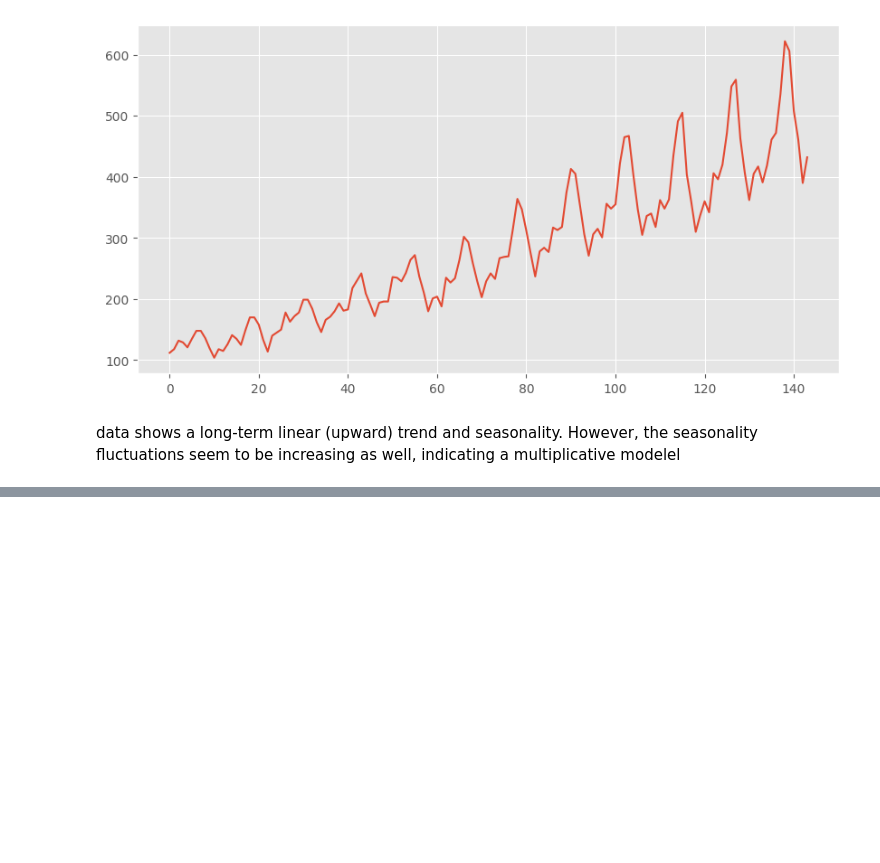
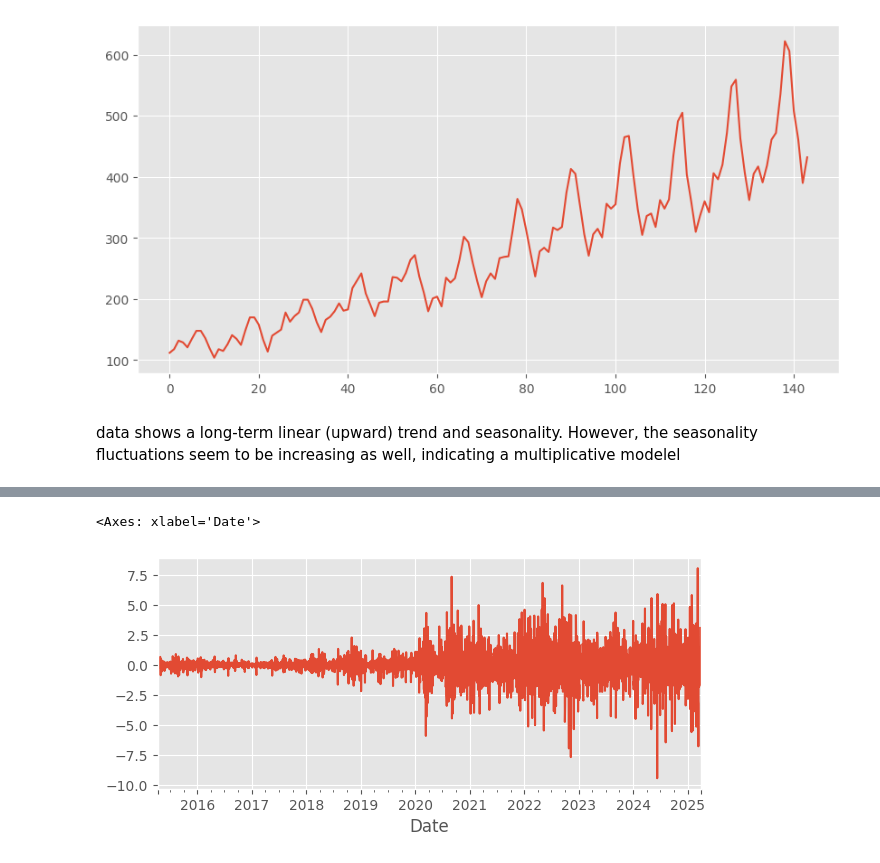
Before and after one commit to Mukhammadkodir27/Advanced_Python, a Jupyter notebook: Machine_Learning/Time-Series/TS-Cookbook.ipynb, the cells around one changed output, grey strips where cells are left out. Drawn from its saved outputs; the diff is of its cells as text; code cells hidden in the pictures; blank space fills up the shorter version.

```diff
--- a/Machine_Learning/Time-Series/TS-Cookbook.ipynb
+++ b/Machine_Learning/Time-Series/TS-Cookbook.ipynb
@@ -650,0 +663,5 @@ dt_decomposed.plot(); plt.show()
+# %%
+(dt_decomposed.resid).plot(figsize=(7, 3))
+# %% [output]
+<Axes: xlabel='Date'>
+[figure, added]
```
Also changed, not shown: parts of 39 cells of this notebook.
